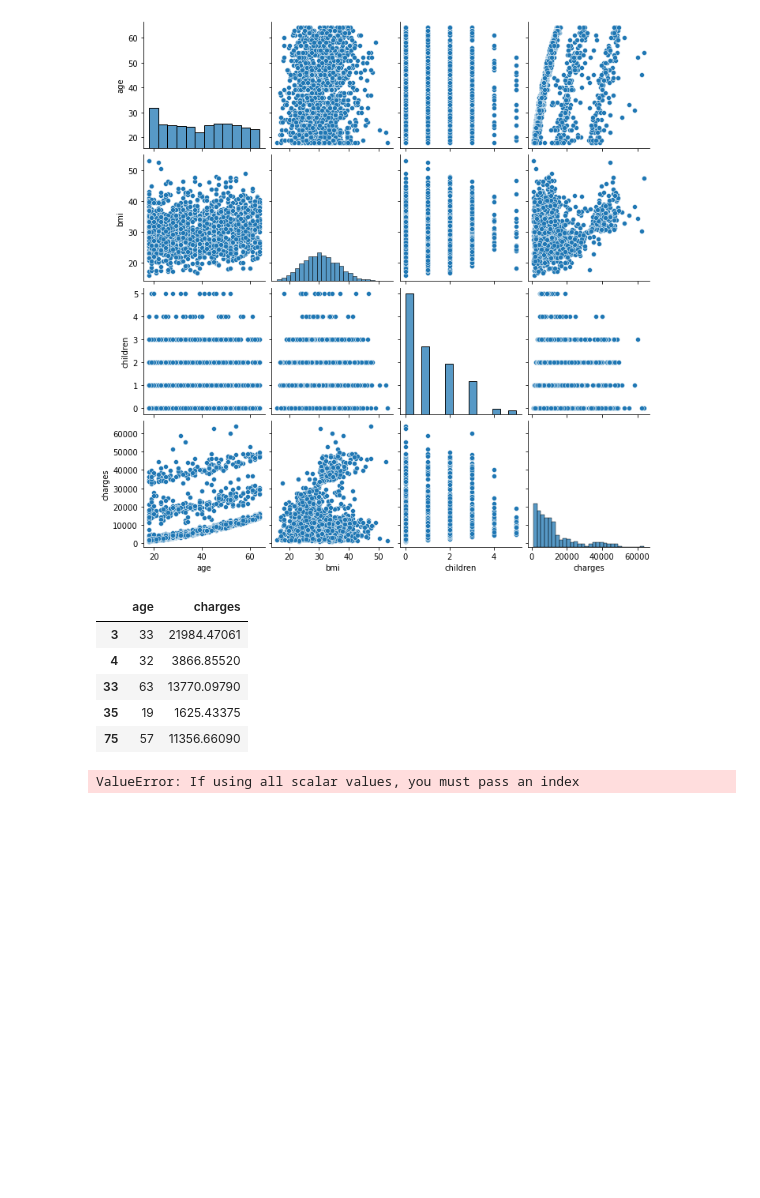
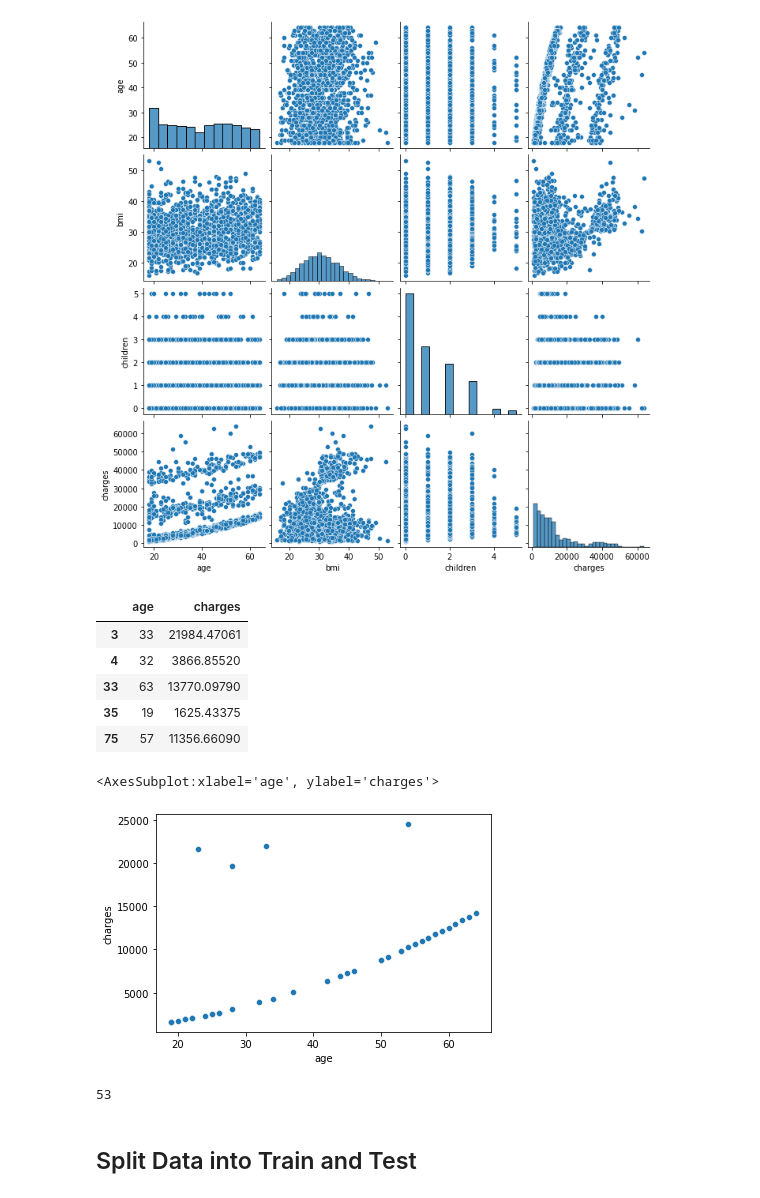
Before and after one commit to sundeeparandara/scikit-learn, a Jupyter notebook: 100 sklearn - linear_regression.ipynb, the cells around one changed output. Drawn from its saved outputs; the diff is of its cells as text; code cells hidden in the pictures; blank space fills up the shorter version.

```diff
--- a/100 sklearn - linear_regression.ipynb
+++ b/100 sklearn - linear_regression.ipynb
@@ -40,7 +48,14 @@ df_1.head()
 | 33 | 63 | 13770.09790 |
 | 35 | 19 | 1625.43375 |
 | 75 | 57 | 11356.66090 |
-# %%
-sns.scatterplot(c)
-# %% [output]
-ValueError: If using all scalar values, you must pass an index
+# %%
+sns.scatterplot(x=df_1['age'],y=df_1['charges'])
+# %% [output]
+<AxesSubplot:xlabel='age', ylabel='charges'>
+[figure, added]
+# %%
+len(df_1)
+# %% [output]
+53
+# %% [markdown]
+## Split Data into Train and Test
```
Also changed, not shown: parts of 6 cells of this notebook.
